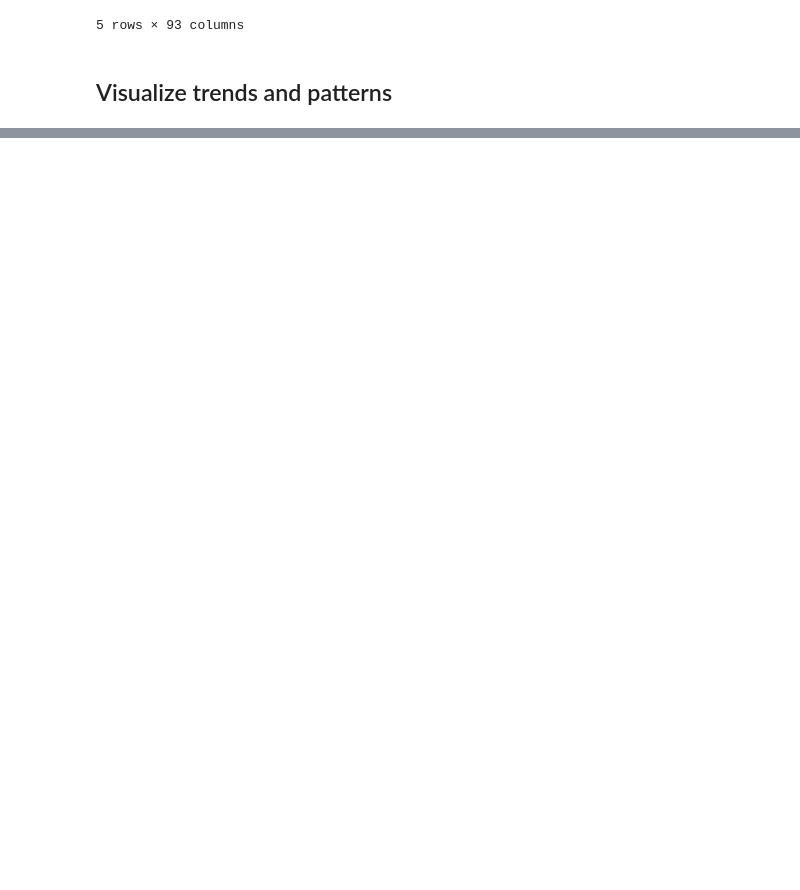
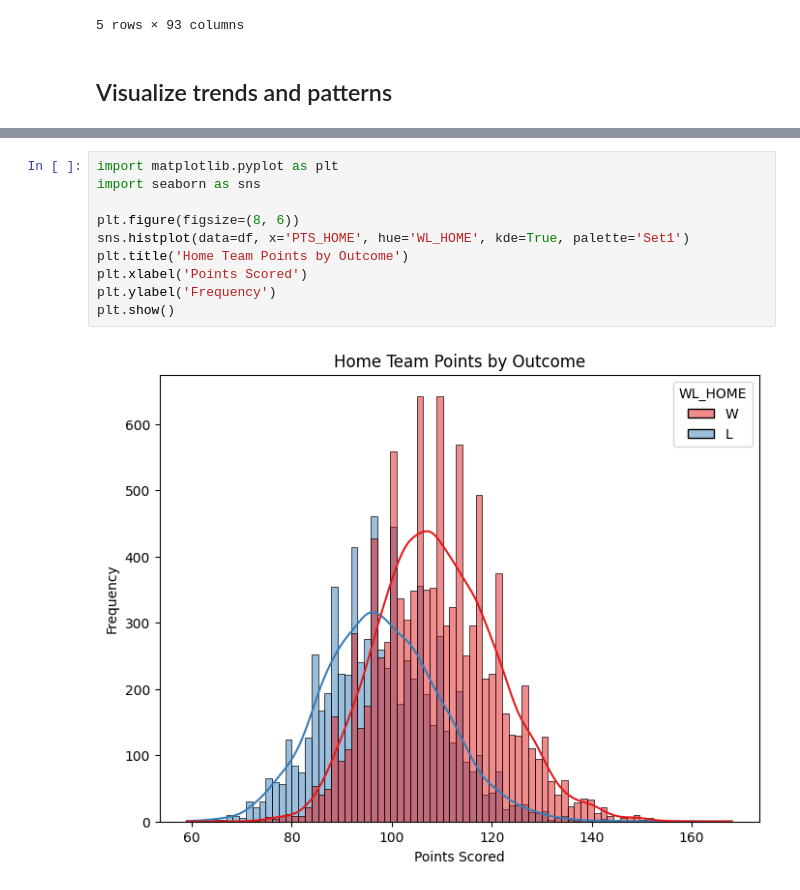
Before and after one commit to shrimpeu/Predictive-Analytics-for-a-Betting-Gaming-Platform, a Jupyter notebook: EDA.ipynb, the cells around one changed output, grey strips where cells are left out. Saved outputs shown, nothing was run; the diff lists cells and outputs as text; blank space fills up the shorter version.

```diff
--- a/EDA.ipynb
+++ b/EDA.ipynb
@@ -68,0 +61,12 @@ plt.show()
+# %%
+import matplotlib.pyplot as plt
+import seaborn as sns
+
+plt.figure(figsize=(8, 6))
+sns.histplot(data=df, x='PTS_HOME', hue='WL_HOME', kde=True, palette='Set1')
+plt.title('Home Team Points by Outcome')
+plt.xlabel('Points Scored')
+plt.ylabel('Frequency')
+plt.show()
+# %% [output]
+[figure, added]
```
Also changed, not shown: parts of 7 cells of this notebook.
